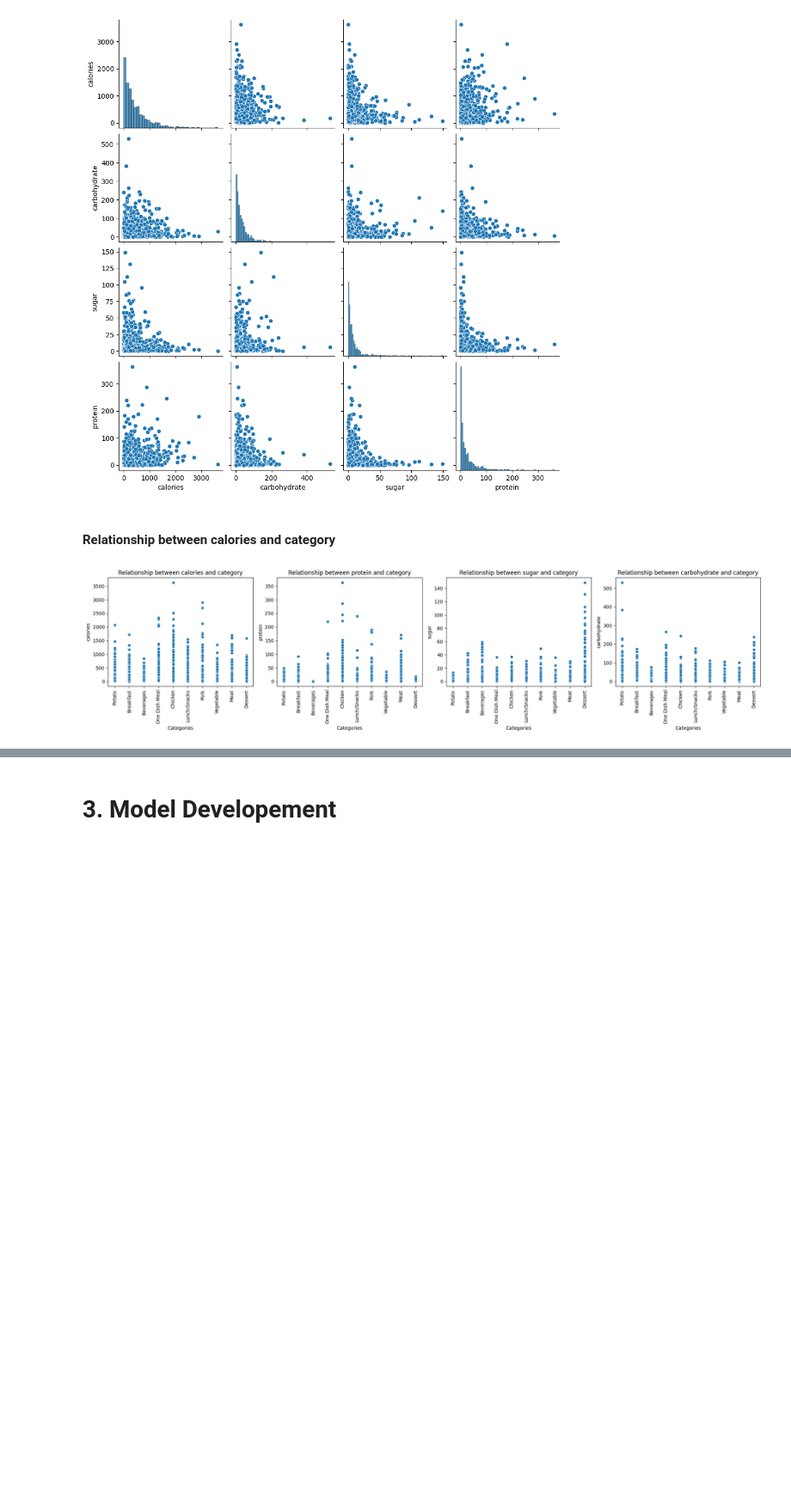
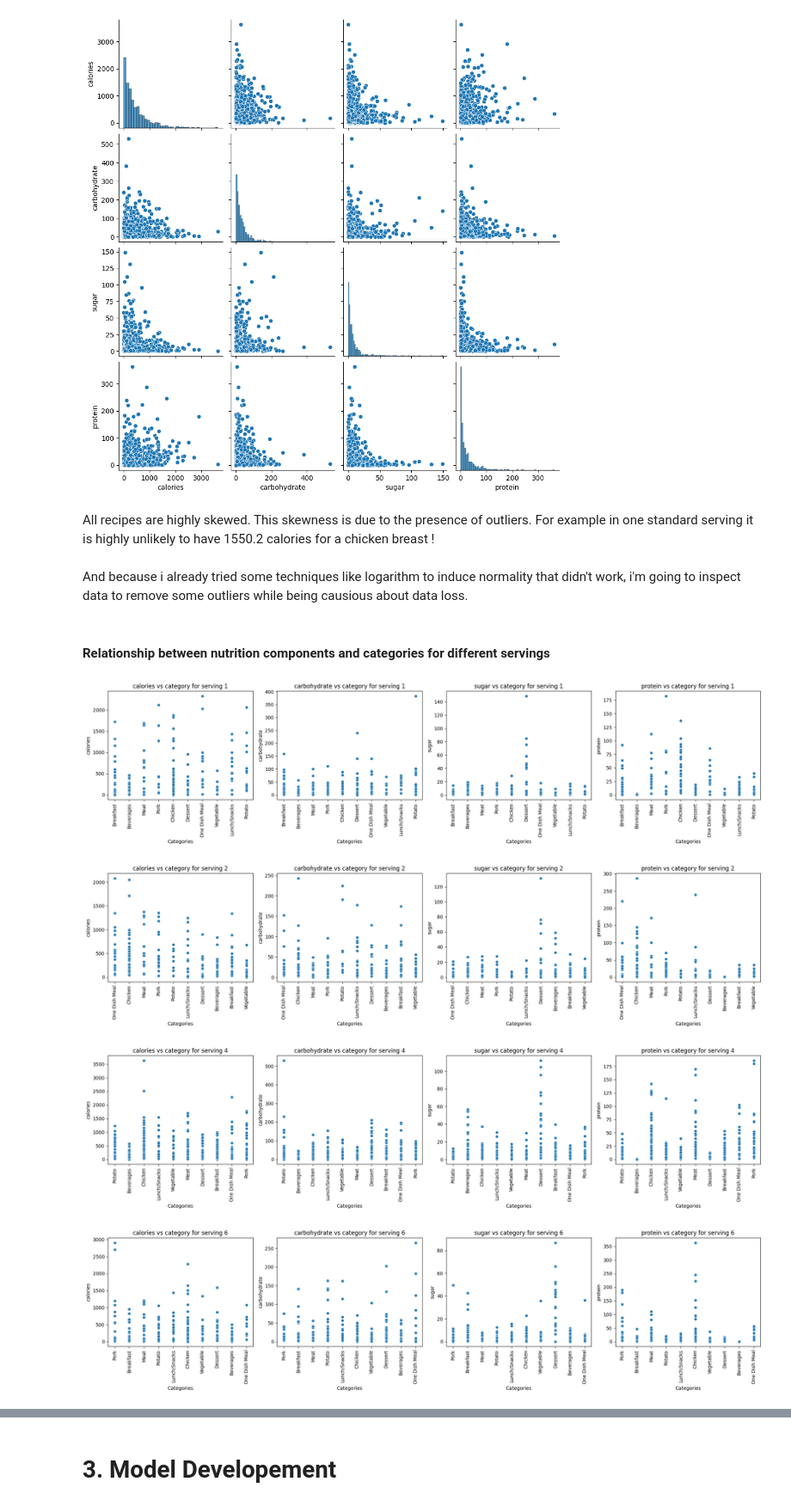
Before and after one commit to Ismail-ai707/Recipe-Prediction-for-High-Traffic, a Jupyter notebook: high_traffic_recipe_prediction.ipynb, the cells around one changed output, grey strips where cells are left out. Shown at 86% size. Saved outputs shown, nothing was run; the diff lists cells and outputs as text; code cells hidden in the pictures; blank space fills up the shorter version.

```diff
--- a/high_traffic_recipe_prediction.ipynb
+++ b/high_traffic_recipe_prediction.ipynb
@@ -315,24 +315,34 @@ sns.pairplot(site_traffic_df_cleaned[recipes_cols])
 # %% [output]
 <seaborn.axisgrid.PairGrid at 0x...>
 [figure]
+# %% [markdown]
+All recipes are highly skewed. This skewness is due to the presence of outliers. For example in one standard serving it is highly unlikely to have 1550.2 calories for a chicken breast !
+# %% [markdown]
+And because i already tried some techniques like logarithm to induce normality that didn't work, i'm going to inspect data to remove some outliers while being causious about data loss.
 # %% [markdown]
-#### Relationship between calories and category
+#### Relationship between nutrition components and categories for different servings
 # %%
-columns_to_plot = site_traffic_df_cleaned[['calories', 'protein', 'sugar', 'carbohydrate']]
+# Plotting macronutrients as function of category for available servings
+for j in [1,2,4,6]:
+    filterj = site_traffic_df_cleaned[site_traffic_df_cleaned['servings']==j]
+    columns_to_plot = filterj[['calories', 'carbohydrate', 'sugar', 'protein']]
 
-# figure and subplots
-fig, axes = plt.subplots(1, 4, figsize=(20, 5))
+    # figure and subplots
+    fig, axes = plt.subplots(1, 4, figsize=(20, 5))
 
-# scatter plot in a separate subplot
-for i, col in enumerate(columns_to_plot):
-    sns.scatterplot(x=site_traffic_df_cleaned['category'], y=site_traffic_df_cleaned[col], ax=axes[i])
-    axes[i].set_xlabel('Categories')
-    axes[i].set_ylabel(str(col))
-    axes[i].set_title(f'Relationship between {col} and category')
-    axes[i].tick_params(axis='x', rotation=90)  # Rotate x-axis tick labels if needed
+    # scatter plot in a separate subplot
+    for i, col in enumerate(columns_to_plot):
+        sns.scatterplot(x=filterj['category'], y=filterj[col], ax=axes[i])
+        axes[i].set_xlabel('Categories')
+        axes[i].set_ylabel(str(col))
+        axes[i].set_title(f'{col} vs category for serving {j}')
+        axes[i].tick_params(axis='x', rotation=90)  # Rotate x-axis tick labels if needed
 
-# layout adjusting and plot display
-plt.tight_layout()
-plt.show()
+    # layout adjusting and plot display
+    plt.tight_layout()
+    plt.show()
 # %% [output]
-[figure, old version]
+[figure, new version]
+[figure, added]
+[figure, added]
+[figure, added]
```
Also changed, not shown: parts of 123 cells of this notebook.
